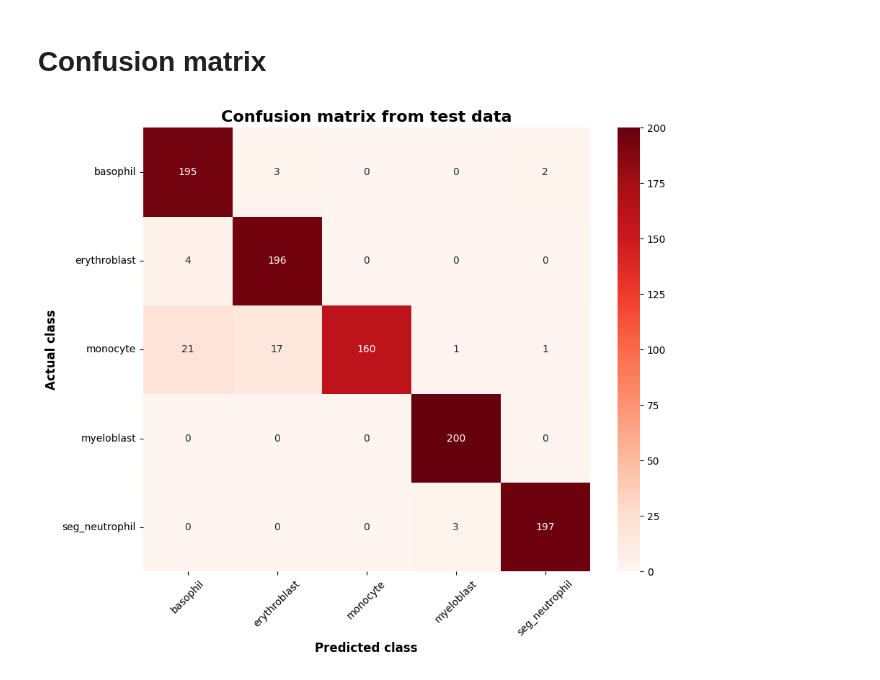
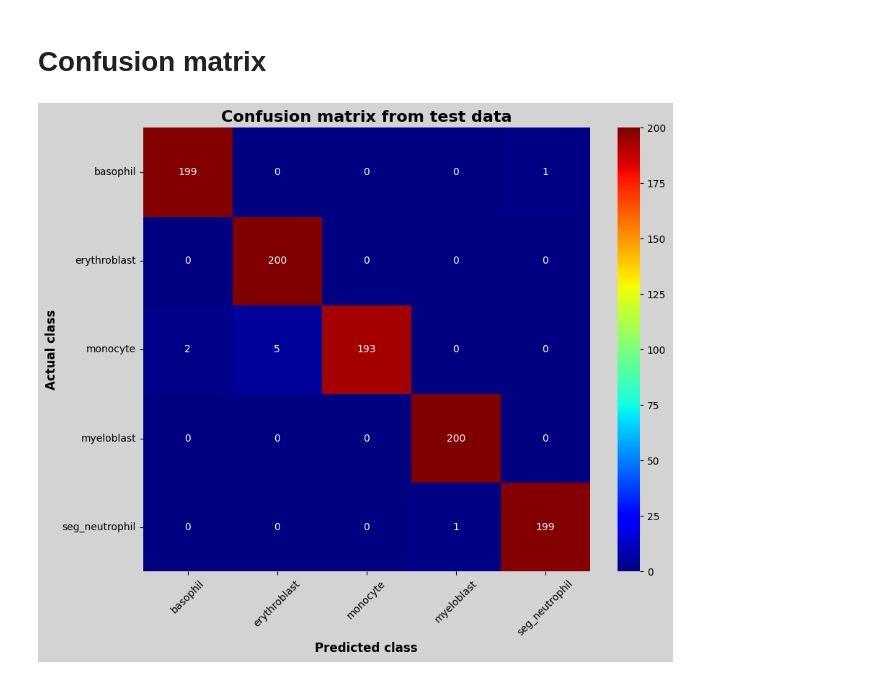
Before and after one commit to 1markmus/CNN-Blood-Cell-Images-for-Cancer-Detection, a Jupyter notebook: Blood images.ipynb, the cells around one changed output. Cells and saved outputs as stored; diff of their text form; code cells hidden in the pictures.

```diff
--- a/Blood images.ipynb
+++ b/Blood images.ipynb
@@ -174,8 +174,11 @@ class Net(nn.Module):
 # %% [markdown]
 # Model, optimizer, loss function and scheduler
 # %%
+# Cuda
+device = torch.device("cuda" if torch.cuda.is_available() else "cpu")
+
 # Model
-net = Net(5)
+net = Net(5).to(device)
 
 # Optimizer
 optimizer = optim.Adam(net.parameters(), lr = 0.001, weight_decay=10e-4)
@@ -195,12 +198,12 @@ metric_recall = Recall(task="multiclass", num_classes=5, average="weighted")
 # Training and testing
 # %%
 # Run n epochs
-n_epochs = 10
+n_epochs = 100
 
 # Early stop
 counter = 0
-paticence = 2
-best_acc = 0
+paticence = 5
+best_precision = 0
 
 #--------------------------------------------------------------Training loop--------------------------------------------------------------#
 
@@ -227,6 +230,7 @@ for epoch in range(n_epochs):
 
     # Training loop
     for image, label in train_dataloader:
+        image, label = image.to(device), label.to(device)
         optimizer.zero_grad()
         output = net(image)
         loss = criterion(output, label)
@@ -267,6 +271,7 @@ for epoch in range(n_epochs):
     # Testing loop
     with torch.no_grad():
         for image, label in test_dataloader:
+            image, label = image.to(device), label.to(device)
             output = net(image)
             loss = criterion(output, label)
 
@@ -304,10 +309,10 @@ for epoch in range(n_epochs):
 #--------------------------------------------------------------Early stop--------------------------------------------------------------#
 
     # Save best model
-    if test_accuracy > best_acc:
+    if precision >= best_precision:
 
-        # Assign test_accuracy to best_acc
-        best_acc = test_accuracy
+        # Assign precision to best_precision
+        best_precision = precision
 
         # Reset counter
         counter = 0
@@ -325,12 +330,11 @@ for epoch in range(n_epochs):
     # End time
     finish = time.time()
 
-    # Early stop
-    if counter > paticence:
+#--------------------------------------------------------------Print epoch results-------------------------------------------------------------#
+    print(f'Epoch: {epoch + 1} ({finish-start:.2f} seconds)\nTrain accuracy: {train_accuracy:.4f} | Test accuracy: {test_accuracy:.4f} \nTrain loss: {train_loss:.4f} | Test loss: {test_loss:.4f} \nTest precision: {precision:.4f} | Test recall: {recall:.4f}\nEarly stop: {counter}/{paticence}\n')
+
+#--------------------------------------------------------------Early stop-------------------------------------------------------------#
+    if counter >= paticence or precision >= 0.97:
         print("Best model saved!")
         break
-
-
-#--------------------------------------------------------------Print epoch results-------------------------------------------------------------#
-    print(f'Epoch: {epoch + 1} ({finish-start:.2f} seconds)\nTrain accuracy: {train_accuracy:.4f} | Test accuracy: {test_accuracy:.4f} \nTrain loss: {train_loss:.4f} | Test loss: {test_loss:.4f} \nTest precision: {precision:.4f} | Test recall: {recall:.4f}\nEarly stop: {counter}/{paticence}\n')
 # %% [output]
@@ -434,25 +442,25 @@ plt.show()
 # %%
 # Create confusion matrix
 cm = confusion_matrix(true_labels, pred_labels)
 
 # Figure
 fig, ax = plt.subplots(figsize = (10, 8))
 
 # Background
-#fig.set_facecolor()
+fig.set_facecolor("#D3D3D3")
 
 # Display confusion matrix
-sns.heatmap(cm, annot=True, cmap="Reds", fmt="0.0f")
+sns.heatmap(cm, annot=True, cmap="jet", fmt="0.0f")
 
 # Title
 plt.title("Confusion matrix from test data", fontweight = "bold", fontsize = 16)
 
 # Axis
 plt.xlabel("Predicted class", fontweight = "bold", fontsize = 12)
 plt.ylabel("Actual class", fontweight = "bold", fontsize = 12)
 plt.xticks(np.arange(5)+0.5, keys, rotation = 45)
 plt.yticks(np.arange(5)+0.5, keys, rotation = 0)
 fig.savefig("confusion_matrix.png")
 plt.show()
 # %% [output]
-[figure, old version]
+[figure, new version]
```
Also changed, not shown: parts of 5 cells of this notebook, 3 other files.
